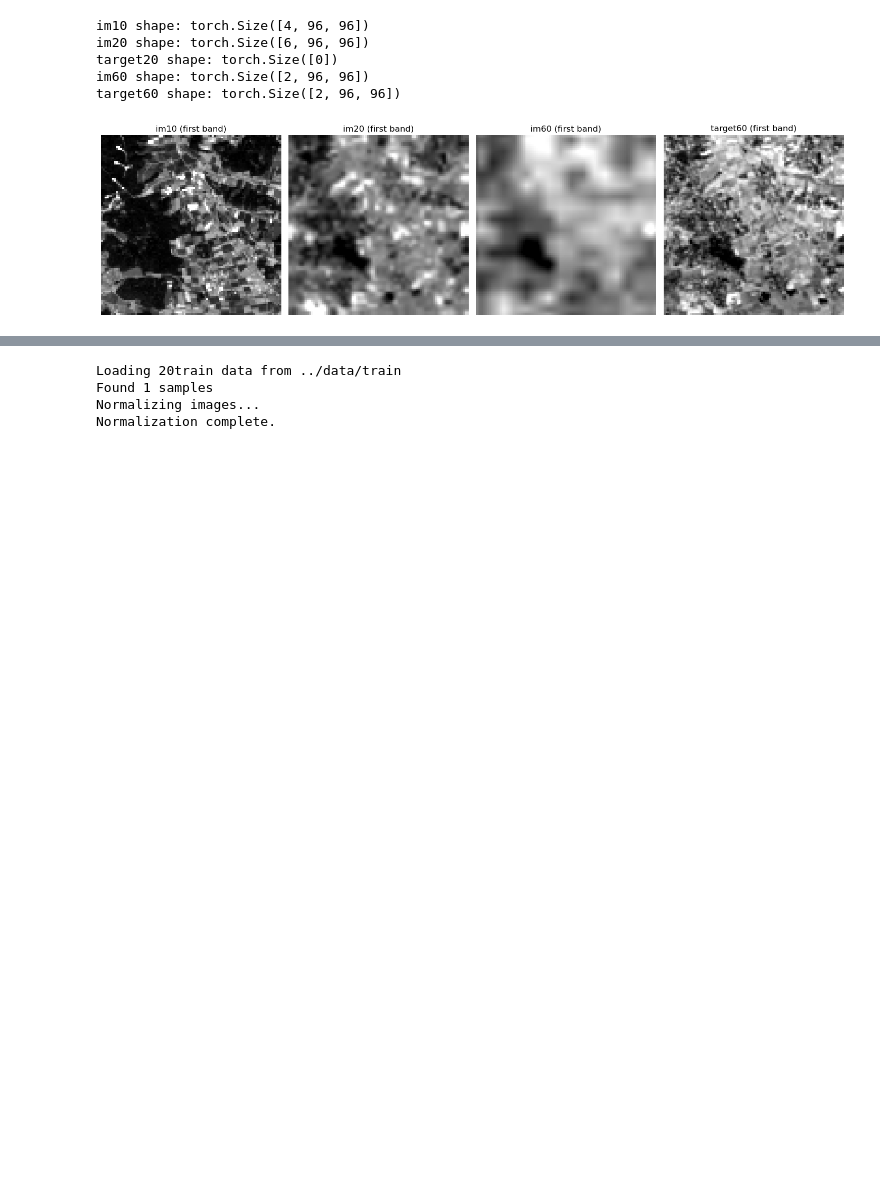
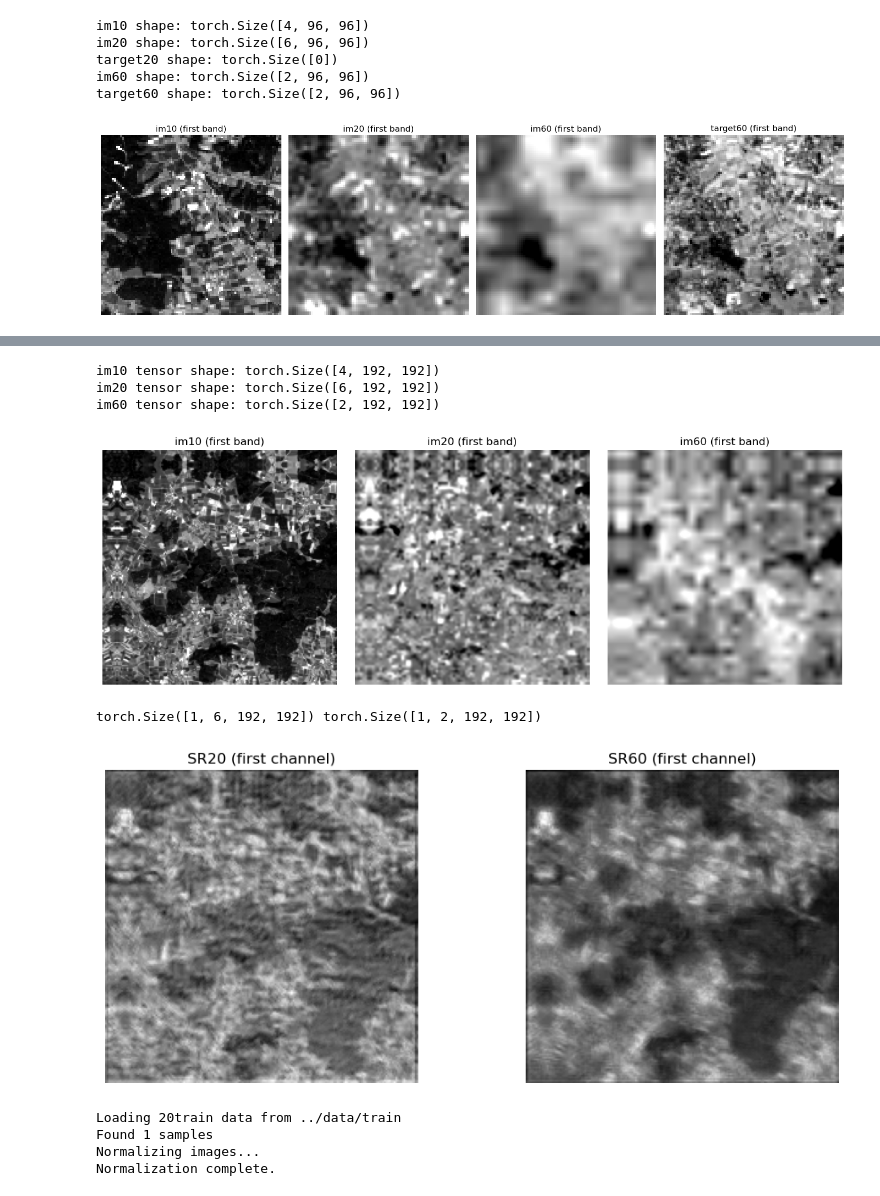
Before and after one commit to MrJJimenez/Super-Resolution-of-Sentinel-2-Low-Resolution, a Jupyter notebook: training/training.ipynb, the cells around one changed output, grey strips where cells are left out. Cells and saved outputs as stored; diff of their text form; code cells hidden in the pictures; blank space fills up the shorter version.

```diff
--- a/training/training.ipynb
+++ b/training/training.ipynb
@@ -168,3 +172,6 @@ target20 shape: torch.Size([0])
 im60 shape: torch.Size([2, 96, 96])
 target60 shape: torch.Size([2, 96, 96])
 [figure]
+# %%
+testimages = Sentinel2DatasetTest()
+print(f"Dataset length: {len(testimages)}")
@@ -171,3 +184,76 @@ target60 shape: torch.Size([2, 96, 96])
+# %%
+im10, im20, im60 = testimages[0]
+
+# Convert to torch tensors (if not already)
+im10 = torch.tensor(im10) if not isinstance(im10, torch.Tensor) else im10
+im20 = torch.tensor(im20) if not isinstance(im20, torch.Tensor) else im20
+im60 = torch.tensor(im60) if not isinstance(im60, torch.Tensor) else im60
+
+print(f"im10 tensor shape: {im10.shape}")
+print(f"im20 tensor shape: {im20.shape}")
+print(f"im60 tensor shape: {im60.shape}")
+
+# Plot one image from each dataset tuple to check data is correctly loaded
+plt.figure(figsize=(12, 4))
+
+plt.subplot(1, 3, 1)
+plt.title("im10 (first band)")
+plt.imshow(im10[1].cpu().numpy(), cmap='gray')
+plt.axis('off')
+
+plt.subplot(1, 3, 2)
+plt.title("im20 (first band)")
+plt.imshow(im20[1].cpu().numpy(), cmap='gray')
+plt.axis('off')
+
+plt.subplot(1, 3, 3)
+plt.title("im60 (first band)")
+plt.imshow(im60[1].cpu().numpy(), cmap='gray')
+plt.axis('off')
+
+plt.tight_layout()
+plt.show()
+
+# Insert the image into the model (assuming 'model' is defined and on the correct device)
+# Add batch dimension
+im10_batch = im10.unsqueeze(0)
+im20_batch = im20.unsqueeze(0)
+im60_batch = im60.unsqueeze(0)
+
+# Move to device if needed (assuming model.device or 'cuda' if available)
+device = next(model.parameters()).device if hasattr(model, 'parameters') else 'cpu'
+im10_batch = im10_batch.to(device)
+im20_batch = im20_batch.to(device)
+im60_batch = im60_batch.to(device)
+
+# Forward pass through the model
+with torch.no_grad():
+    sr20, sr60 = model(im10_batch, im20_batch, im60_batch)
+
+    print(sr20.shape, sr60.shape)  # Expect [1, 6, 60, 60] and [1, 2, 60, 60]
+
+    # Plot the first channel of sr20 and sr60 as images
+    plt.figure(figsize=(10, 4))
+
+    plt.subplot(1, 2, 1)
+    plt.title("SR20 (first channel)")
+    plt.imshow(sr20[0, 0].detach().cpu().numpy(), cmap='gray')
+    plt.axis('off')
+
+    plt.subplot(1, 2, 2)
+    plt.title("SR60 (first channel)")
+    plt.imshow(sr60[0, 0].detach().cpu().numpy(), cmap='gray')
+    plt.axis('off')
+
+    plt.tight_layout()
+    plt.show()
+# %% [output]
+im10 tensor shape: torch.Size([4, 192, 192])
+im20 tensor shape: torch.Size([6, 192, 192])
+im60 tensor shape: torch.Size([2, 192, 192])
+[figure, added]
+torch.Size([1, 6, 192, 192]) torch.Size([1, 2, 192, 192])
+[figure, added]
 # %%
 # -------------------
 # Loss (L1)
```
Also changed, not shown: parts of 8 cells of this notebook, 3 other files.
